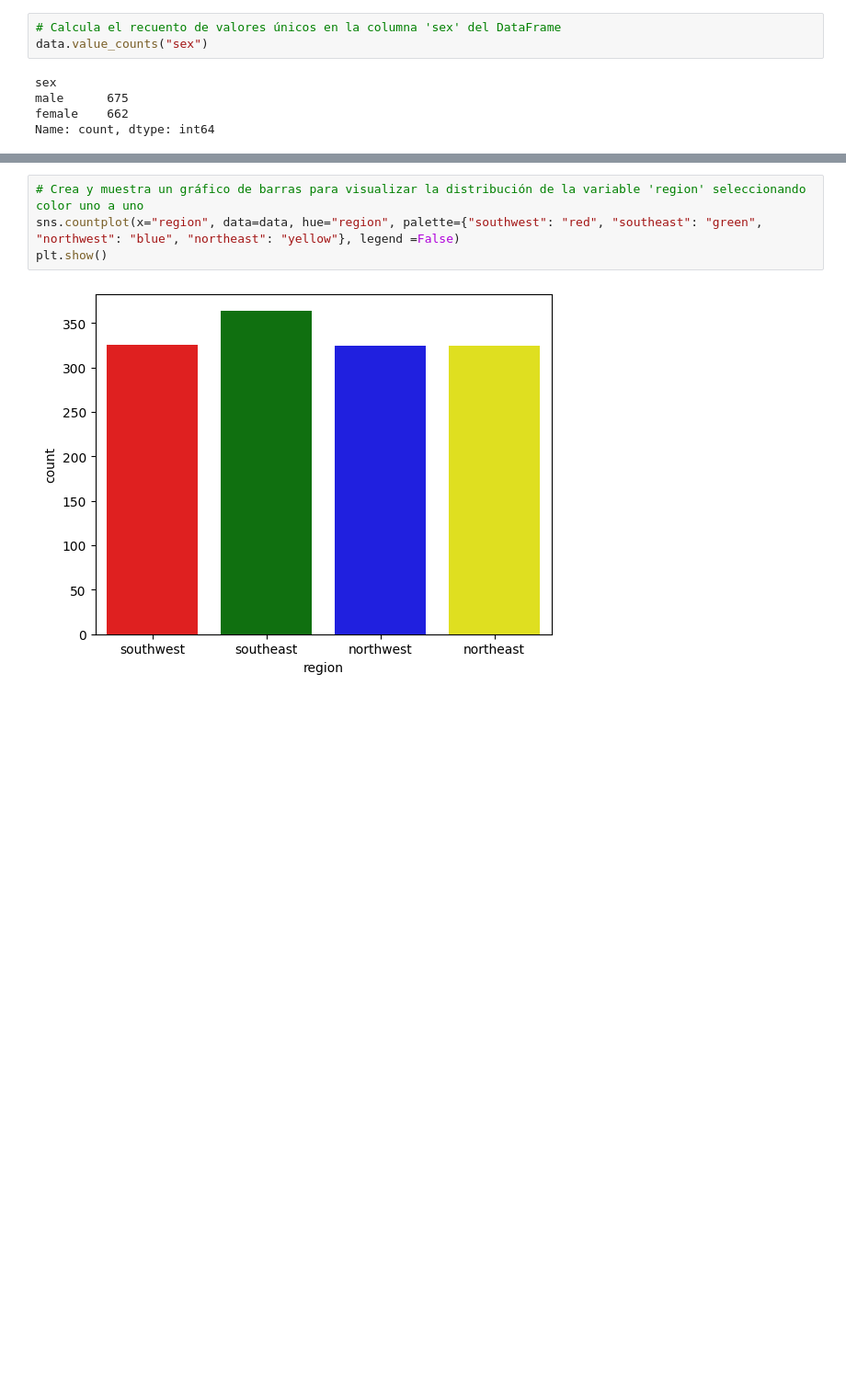
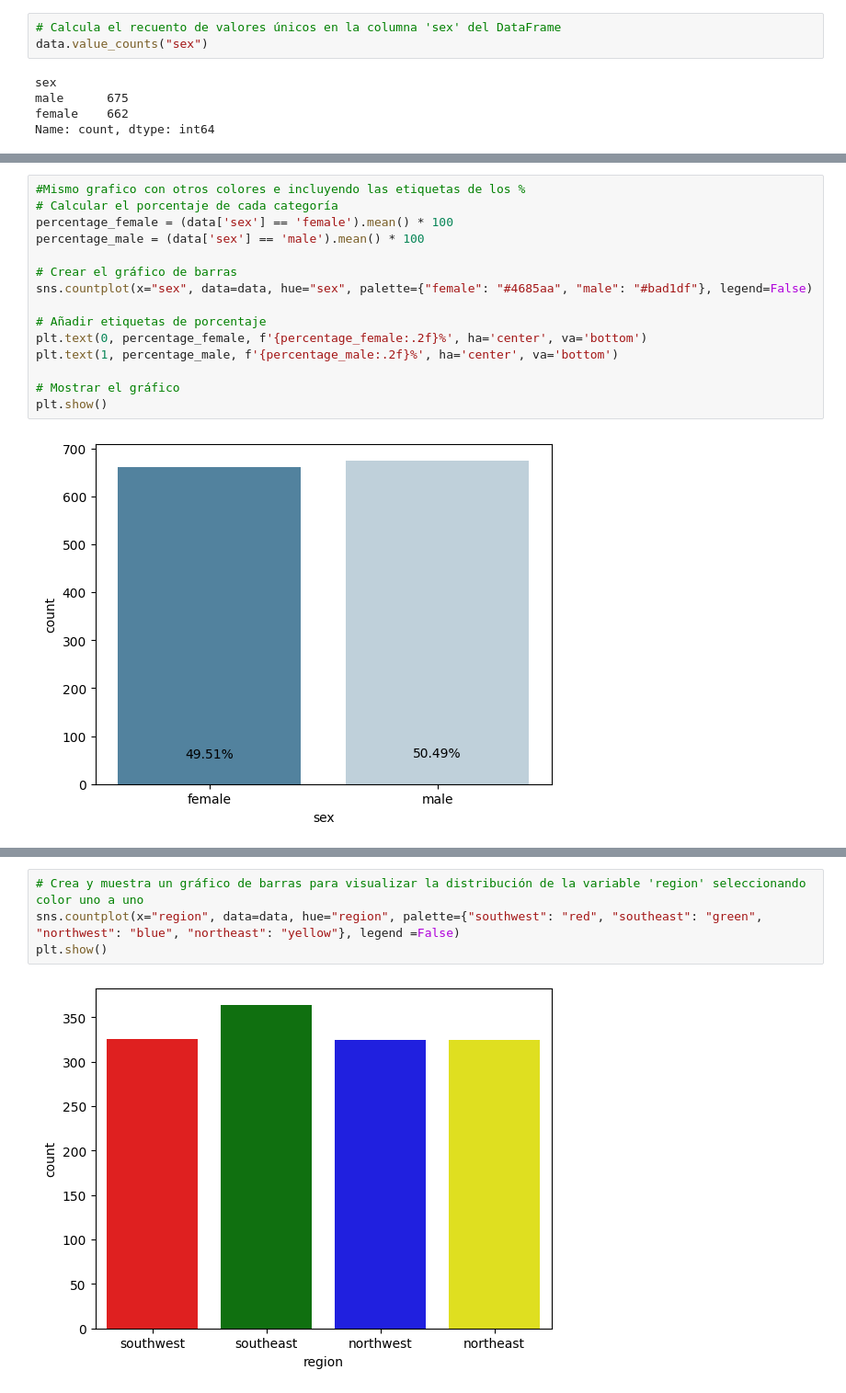
Before and after one commit to juliabeco/Python_projects, a Jupyter notebook: Insurance_DA_and_ML.ipynb, the cells around one changed output, grey strips where cells are left out. Shown at 92% size. Drawn from its saved outputs; the diff is of its cells as text; blank space fills up the shorter version.

```diff
--- a/Insurance_DA_and_ML.ipynb
+++ b/Insurance_DA_and_ML.ipynb
@@ -121,3 +118,20 @@ Passing `palette` without assigning `hue` is deprecated and will be removed in v
 [figure]
+# %%
+#Mismo grafico con otros colores e incluyendo las etiquetas de los %
+# Calcular el porcentaje de cada categoría
+percentage_female = (data['sex'] == 'female').mean() * 100
+percentage_male = (data['sex'] == 'male').mean() * 100
+
+# Crear el gráfico de barras
+sns.countplot(x="sex", data=data, hue="sex", palette={"female": "#4685aa", "male": "#bad1df"}, legend=False)
+
+# Añadir etiquetas de porcentaje
+plt.text(0, percentage_female, f'{percentage_female:.2f}%', ha='center', va='bottom')
+plt.text(1, percentage_male, f'{percentage_male:.2f}%', ha='center', va='bottom')
+
+# Mostrar el gráfico
+plt.show()
+# %% [output]
+[figure, added]
 # %%
 # Crea y muestra un gráfico de barras para visualizar la distribución de la variable 'smoker'
```
Also changed, not shown: parts of 2 cells of this notebook.
